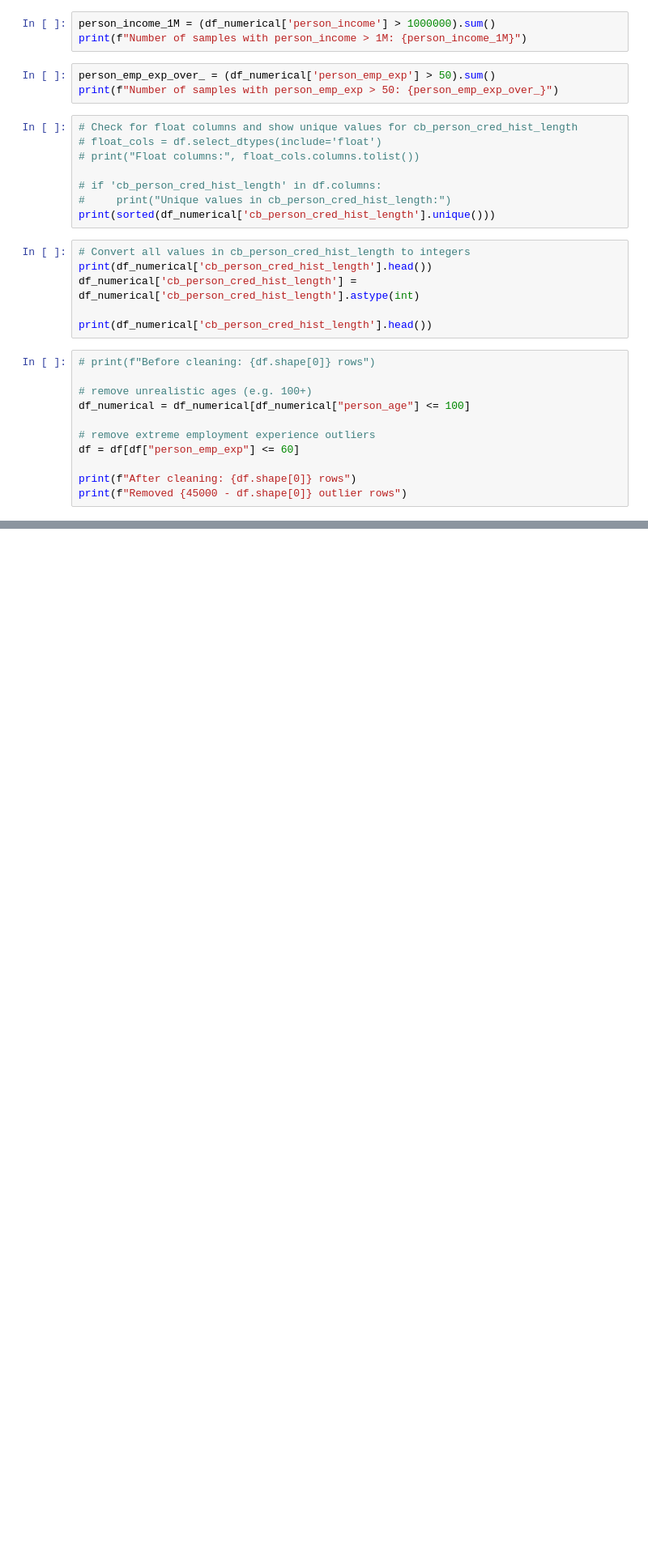
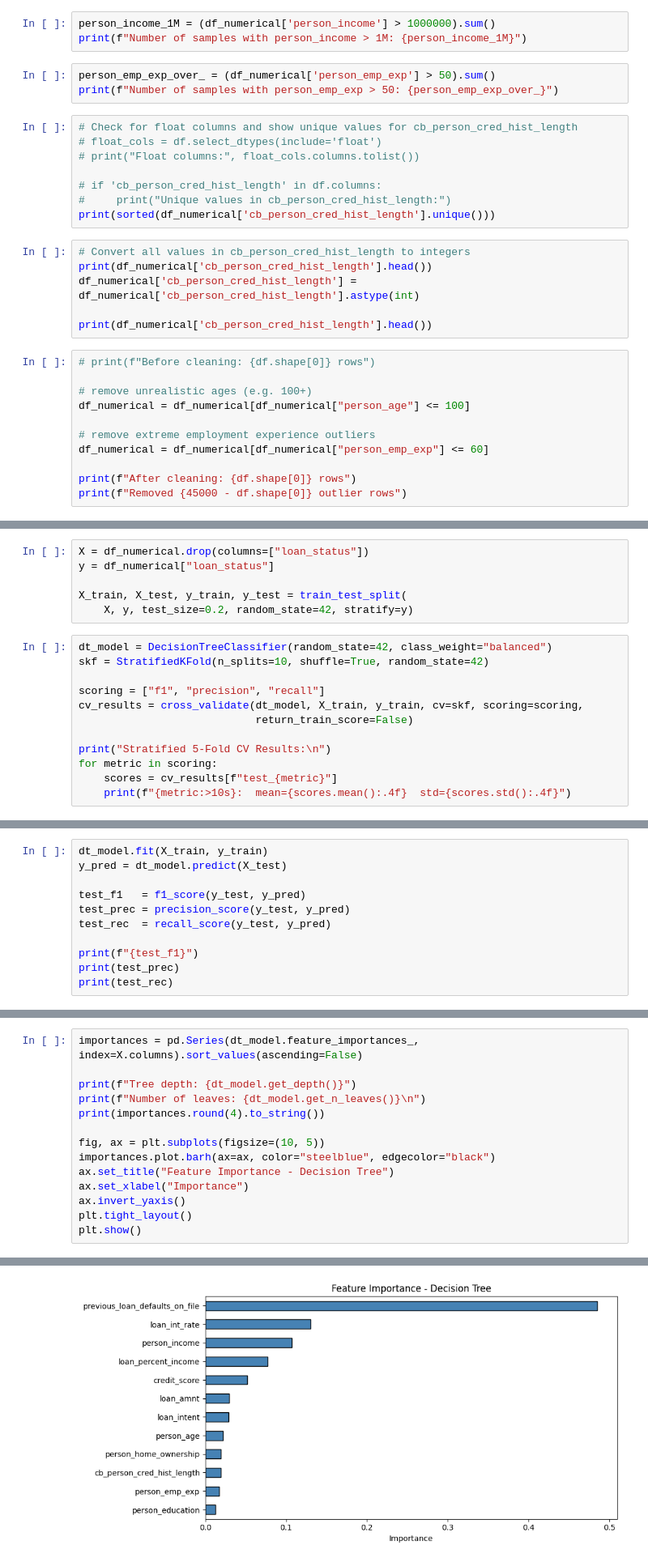
Before and after one commit to jeetpuro/adv-ML-project, a Jupyter notebook: project.ipynb, the cells around one changed output, grey strips where cells are left out. Shown at 81% size. Saved outputs shown, nothing was run; the diff lists cells and outputs as text; blank space fills up the shorter version.

Commit message:
D_tree done
eval done, training done, final model not done

```diff
--- a/project.ipynb
+++ b/project.ipynb
@@ -134,7 +134,7 @@ print(df_numerical['cb_person_cred_hist_length'].head())
 df_numerical = df_numerical[df_numerical["person_age"] <= 100]
 
 # remove extreme employment experience outliers
-df = df[df["person_emp_exp"] <= 60]
+df_numerical = df_numerical[df_numerical["person_emp_exp"] <= 60]
 
 print(f"After cleaning: {df.shape[0]} rows")
 print(f"Removed {45000 - df.shape[0]} outlier rows")
@@ -140,0 +144,18 @@ print(f"Removed {45000 - df.shape[0]} outlier rows")
+# %%
+X = df_numerical.drop(columns=["loan_status"])
+y = df_numerical["loan_status"]
+
+X_train, X_test, y_train, y_test = train_test_split(
+    X, y, test_size=0.2, random_state=42, stratify=y)
+# %%
+dt_model = DecisionTreeClassifier(random_state=42, class_weight="balanced")
+skf = StratifiedKFold(n_splits=10, shuffle=True, random_state=42)
+
+scoring = ["f1", "precision", "recall"]
+cv_results = cross_validate(dt_model, X_train, y_train, cv=skf, scoring=scoring,
+                            return_train_score=False)
+
+print("Stratified 5-Fold CV Results:\n")
+for metric in scoring:
+    scores = cv_results[f"test_{metric}"]
+    print(f"{metric:>10s}:  mean={scores.mean():.4f}  std={scores.std():.4f}")
@@ -140,0 +165,11 @@ print(f"Removed {45000 - df.shape[0]} outlier rows")
+# %%
+dt_model.fit(X_train, y_train)
+y_pred = dt_model.predict(X_test)
+
+test_f1   = f1_score(y_test, y_pred)
+test_prec = precision_score(y_test, y_pred)
+test_rec  = recall_score(y_test, y_pred)
+
+print(f"{test_f1}")
+print(test_prec)
+print(test_rec)
@@ -140,0 +204,15 @@ print(f"Removed {45000 - df.shape[0]} outlier rows")
+# %%
+importances = pd.Series(dt_model.feature_importances_, index=X.columns).sort_values(ascending=False)
+
+print(f"Tree depth: {dt_model.get_depth()}")
+print(f"Number of leaves: {dt_model.get_n_leaves()}\n")
+print(importances.round(4).to_string())
+
+fig, ax = plt.subplots(figsize=(10, 5))
+importances.plot.barh(ax=ax, color="steelblue", edgecolor="black")
+ax.set_title("Feature Importance - Decision Tree")
+ax.set_xlabel("Importance")
+ax.invert_yaxis()
+plt.tight_layout()
+plt.show()
+# %% [output]
@@ -140,0 +234 @@ print(f"Removed {45000 - df.shape[0]} outlier rows")
+[figure, added]
```
Also changed, not shown: parts of 13 cells of this notebook.
